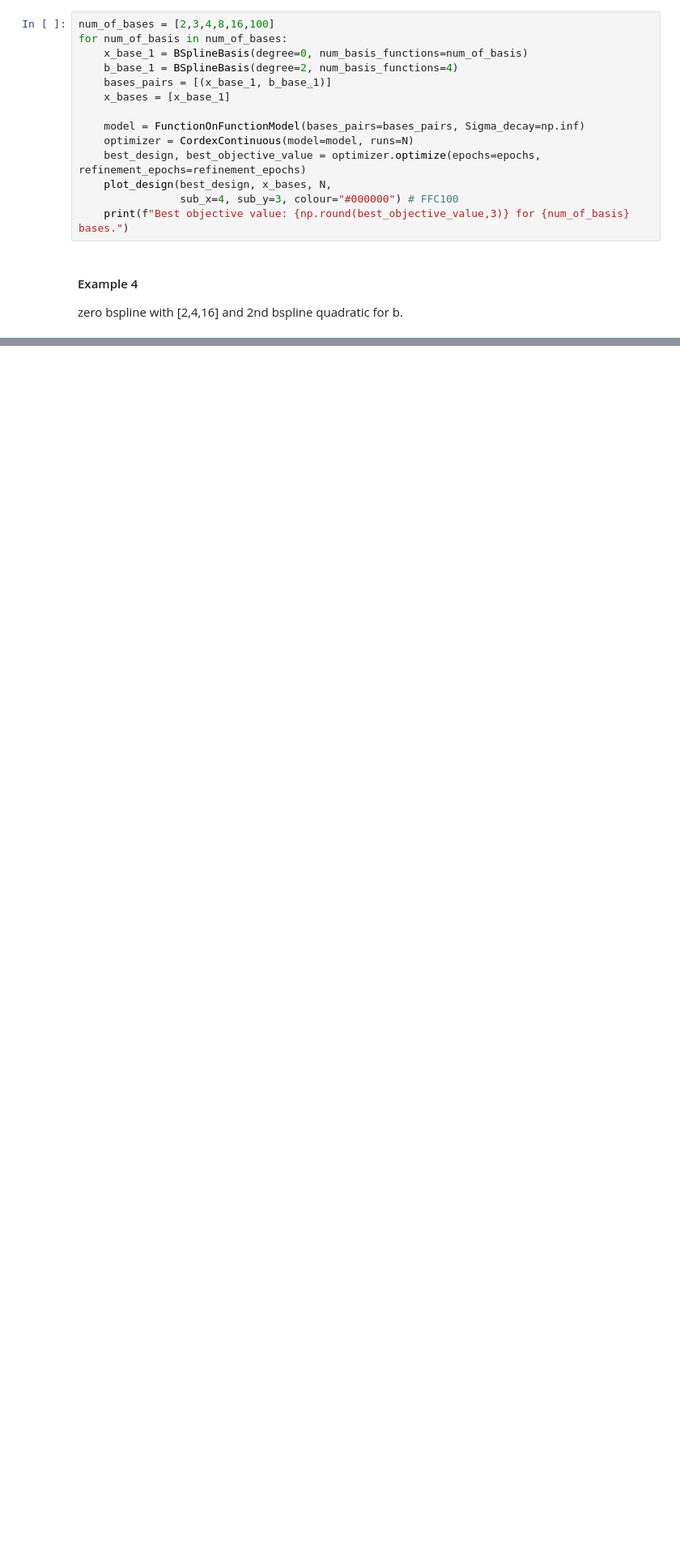
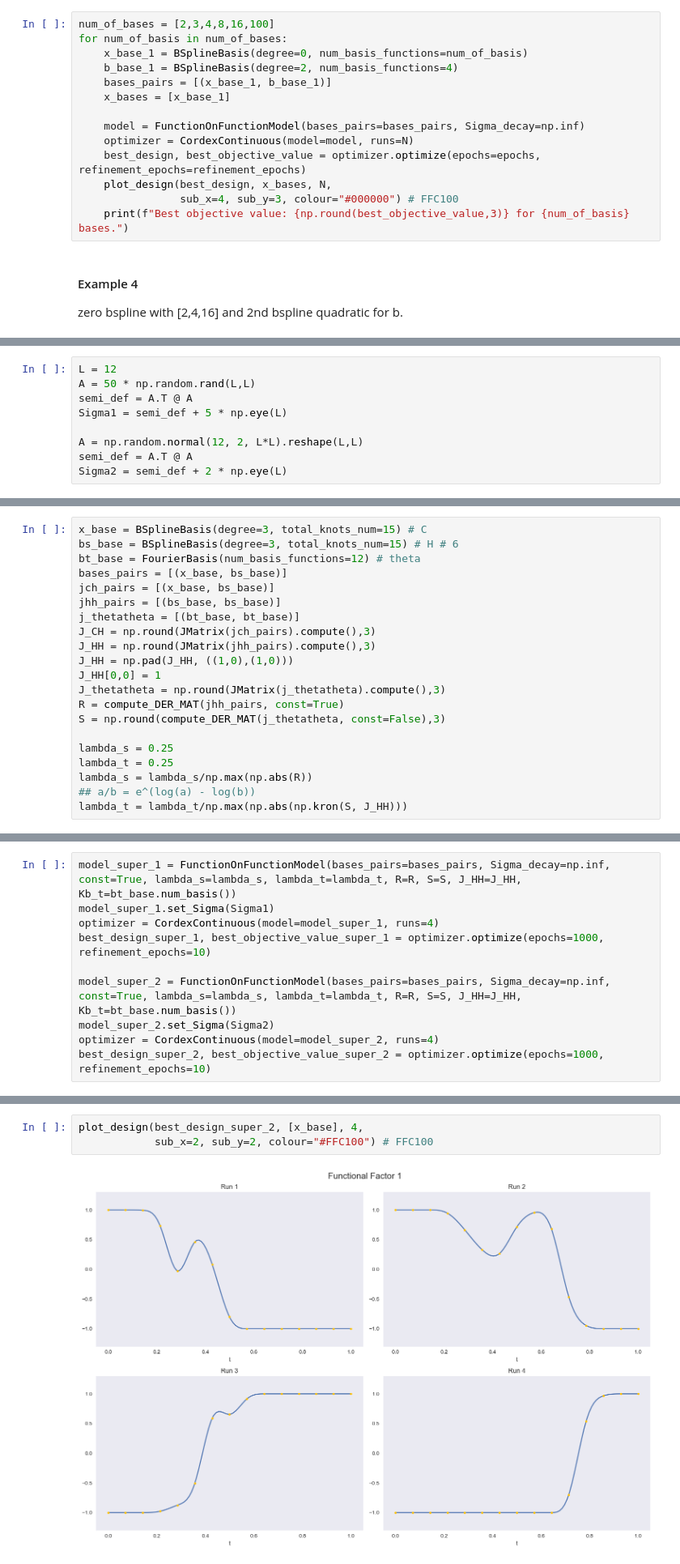
Before and after one commit to TedOiler/nbdo_paper, a Jupyter notebook: playground/cordex/continuous/f_on_f_new.ipynb, the cells around one changed output, grey strips where cells are left out. Shown at 81% size. Drawn from its saved outputs; the diff is of its cells as text; blank space fills up the shorter version.

```diff
--- a/playground/cordex/continuous/f_on_f_new.ipynb
+++ b/playground/cordex/continuous/f_on_f_new.ipynb
@@ -116,0 +157,9 @@ zero bspline with [2,4,16] and 2nd bspline quadratic for b.
+# %%
+L = 12
+A = 50 * np.random.rand(L,L)
+semi_def = A.T @ A
+Sigma1 = semi_def + 5 * np.eye(L)
+
+A = np.random.normal(12, 2, L*L).reshape(L,L)
+semi_def = A.T @ A
+Sigma2 = semi_def + 2 * np.eye(L)
@@ -116,0 +199,21 @@ zero bspline with [2,4,16] and 2nd bspline quadratic for b.
+# %%
+x_base = BSplineBasis(degree=3, total_knots_num=15) # C
+bs_base = BSplineBasis(degree=3, total_knots_num=15) # H # 6
+bt_base = FourierBasis(num_basis_functions=12) # theta
+bases_pairs = [(x_base, bs_base)]
+jch_pairs = [(x_base, bs_base)]
+jhh_pairs = [(bs_base, bs_base)]
+j_thetatheta = [(bt_base, bt_base)]
+J_CH = np.round(JMatrix(jch_pairs).compute(),3)
+J_HH = np.round(JMatrix(jhh_pairs).compute(),3)
+J_HH = np.pad(J_HH, ((1,0),(1,0)))
+J_HH[0,0] = 1
+J_thetatheta = np.round(JMatrix(j_thetatheta).compute(),3)
+R = compute_DER_MAT(jhh_pairs, const=True)
+S = np.round(compute_DER_MAT(j_thetatheta, const=False),3)
+
+lambda_s = 0.25
+lambda_t = 0.25
+lambda_s = lambda_s/np.max(np.abs(R))
+## a/b = e^(log(a) - log(b))
+lambda_t = lambda_t/np.max(np.abs(np.kron(S, J_HH)))
@@ -116,0 +248,10 @@ zero bspline with [2,4,16] and 2nd bspline quadratic for b.
+# %%
+model_super_1 = FunctionOnFunctionModel(bases_pairs=bases_pairs, Sigma_decay=np.inf, const=True, lambda_s=lambda_s, lambda_t=lambda_t, R=R, S=S, J_HH=J_HH, Kb_t=bt_base.num_basis())
+model_super_1.set_Sigma(Sigma1)
+optimizer = CordexContinuous(model=model_super_1, runs=4)
+best_design_super_1, best_objective_value_super_1 = optimizer.optimize(epochs=1000, refinement_epochs=10)
+
+model_super_2 = FunctionOnFunctionModel(bases_pairs=bases_pairs, Sigma_decay=np.inf, const=True, lambda_s=lambda_s, lambda_t=lambda_t, R=R, S=S, J_HH=J_HH, Kb_t=bt_base.num_basis())
+model_super_2.set_Sigma(Sigma2)
+optimizer = CordexContinuous(model=model_super_2, runs=4)
+best_design_super_2, best_objective_value_super_2 = optimizer.optimize(epochs=1000, refinement_epochs=10)
@@ -116,0 +263,5 @@ zero bspline with [2,4,16] and 2nd bspline quadratic for b.
+# %%
+plot_design(best_design_super_2, [x_base], 4,
+            sub_x=2, sub_y=2, colour="#FFC100") # FFC100
+# %% [output]
+[figure, added]
```
Also changed, not shown: parts of 126 cells of this notebook, 26 other files.
